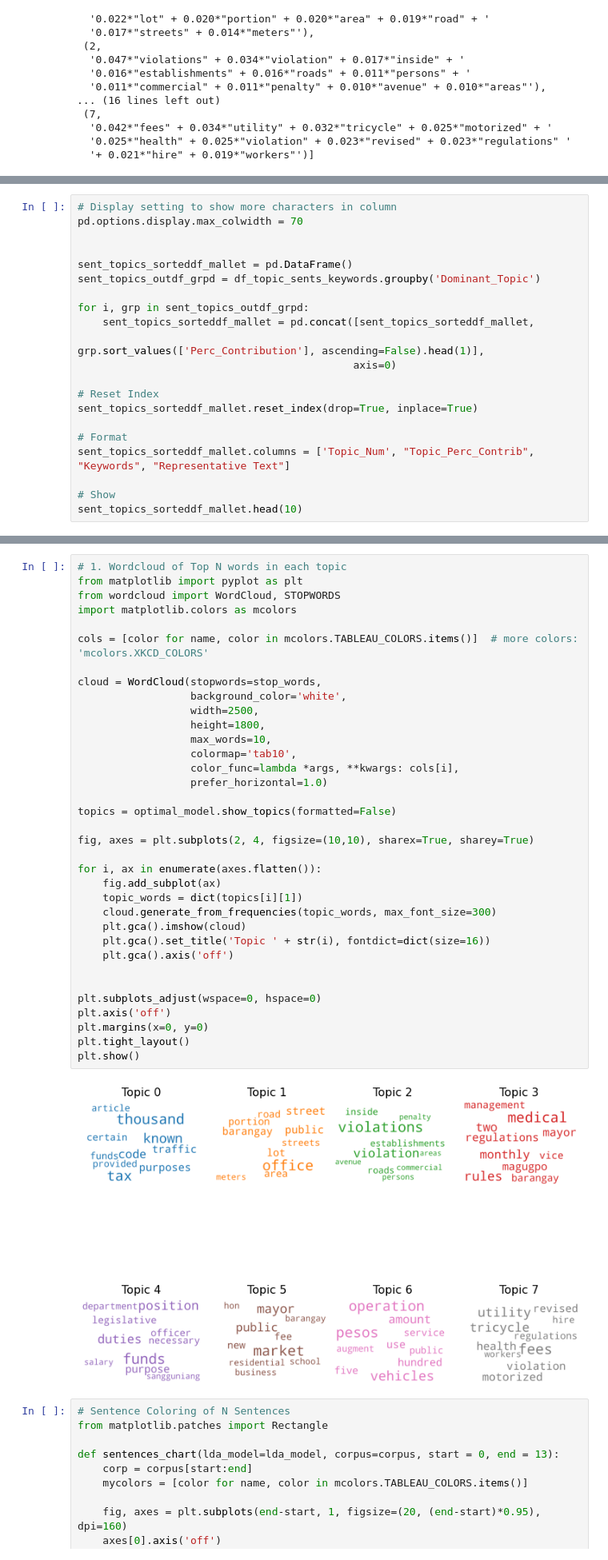
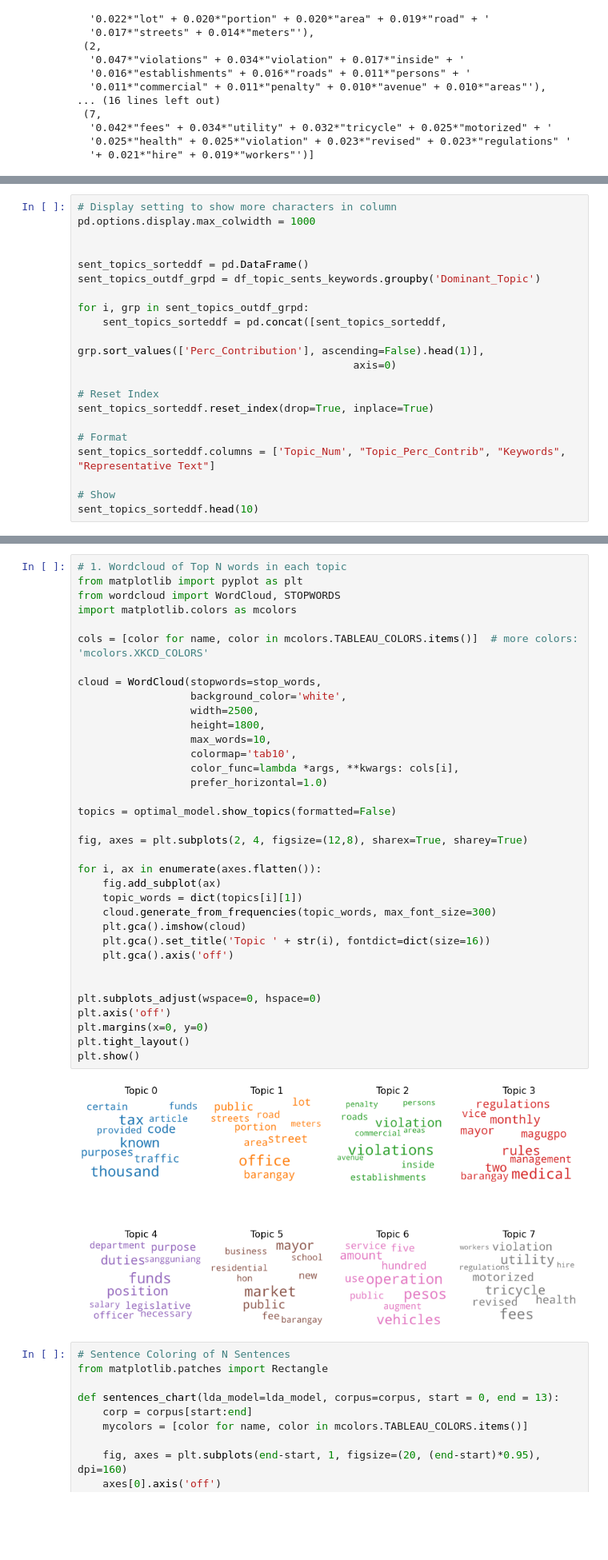
Before and after one commit to crorsavir54/ordinance-LDAmodel, a Jupyter notebook: LDA-TAGUM.ipynb, the cells around one changed output, grey strips where cells are left out. Shown at 80% size. Drawn from its saved outputs; the diff is of its cells as text; blank space fills up the shorter version.

```diff
--- a/LDA-TAGUM.ipynb
+++ b/LDA-TAGUM.ipynb
@@ -370,24 +358,24 @@ df_dominant_topic.head(10)
 # %%
 # Display setting to show more characters in column
-pd.options.display.max_colwidth = 70
+pd.options.display.max_colwidth = 1000
 
 
-sent_topics_sorteddf_mallet = pd.DataFrame()
+sent_topics_sorteddf = pd.DataFrame()
 sent_topics_outdf_grpd = df_topic_sents_keywords.groupby('Dominant_Topic')
 
 for i, grp in sent_topics_outdf_grpd:
-    sent_topics_sorteddf_mallet = pd.concat([sent_topics_sorteddf_mallet,
+    sent_topics_sorteddf = pd.concat([sent_topics_sorteddf,
                                              grp.sort_values(['Perc_Contribution'], ascending=False).head(1)],
                                             axis=0)
 
 # Reset Index
-sent_topics_sorteddf_mallet.reset_index(drop=True, inplace=True)
+sent_topics_sorteddf.reset_index(drop=True, inplace=True)
 
 # Format
-sent_topics_sorteddf_mallet.columns = ['Topic_Num', "Topic_Perc_Contrib", "Keywords", "Representative Text"]
+sent_topics_sorteddf.columns = ['Topic_Num', "Topic_Perc_Contrib", "Keywords", "Representative Text"]
 
 # Show
-sent_topics_sorteddf_mallet.head(10)
+sent_topics_sorteddf.head(10)
 # %% [output]
 |  | Topic_Num | Topic_Perc_Contrib | Keywords | Representative Text |
 | 0 | 0.0 | 0.9290 | thousand, tax, known, code, purpo... | AN ORDINANCE INCENTIVES TO ALL QU... |
@@ -454,35 +437,35 @@ import matplotlib.colors as mcolors
 
 cols = [color for name, color in mcolors.TABLEAU_COLORS.items()]  # more colors: 'mcolors.XKCD_COLORS'
 
 cloud = WordCloud(stopwords=stop_words,
                   background_color='white',
                   width=2500,
                   height=1800,
                   max_words=10,
                   colormap='tab10',
                   color_func=lambda *args, **kwargs: cols[i],
                   prefer_horizontal=1.0)
 
 topics = optimal_model.show_topics(formatted=False)
 
-fig, axes = plt.subplots(2, 4, figsize=(10,10), sharex=True, sharey=True)
+fig, axes = plt.subplots(2, 4, figsize=(12,8), sharex=True, sharey=True)
 
 for i, ax in enumerate(axes.flatten()):
     fig.add_subplot(ax)
     topic_words = dict(topics[i][1])
     cloud.generate_from_frequencies(topic_words, max_font_size=300)
     plt.gca().imshow(cloud)
     plt.gca().set_title('Topic ' + str(i), fontdict=dict(size=16))
     plt.gca().axis('off')
 
 
 plt.subplots_adjust(wspace=0, hspace=0)
 plt.axis('off')
 plt.margins(x=0, y=0)
 plt.tight_layout()
 plt.show()
 # %% [output]
-[figure, old version]
+[figure, new version]
 # %%
 # Sentence Coloring of N Sentences
 from matplotlib.patches import Rectangle
```
Also changed, not shown: parts of 4 cells of this notebook, 2 other files.
